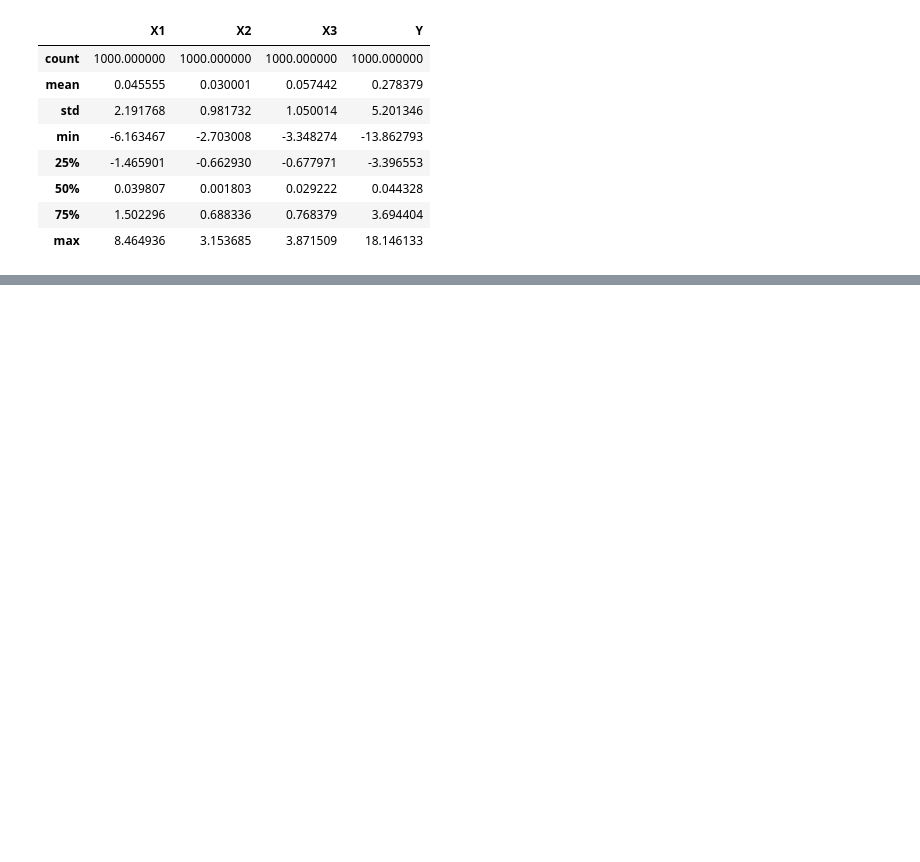
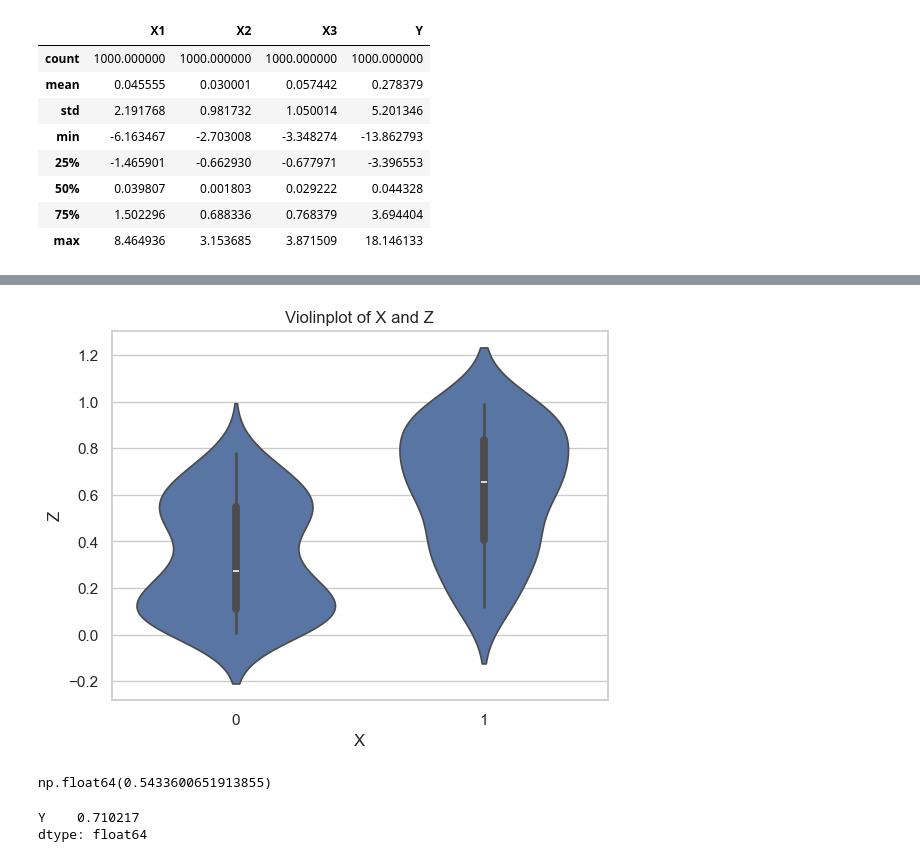
Before and after one commit to jtvon/2025-summer-mod-6, a Jupyter notebook: notebooks/Homework_1_notebook.ipynb, the cells around one changed output, grey strips where cells are left out. Drawn from its saved outputs; the diff is of its cells as text; code cells hidden in the pictures; blank space fills up the shorter version.

```diff
--- a/notebooks/Homework_1_notebook.ipynb
+++ b/notebooks/Homework_1_notebook.ipynb
@@ -76,0 +196,9 @@ def regress(features, target):
+# %%
+# Distribution of Z with respect to X
+sns.violinplot(data=df2, x='X', y='Z')
+plt.title("Violinplot of X and Z")
+plt.xlabel("X")
+plt.ylabel("Z")
+None
+# %% [output]
+[figure, added]
@@ -76,0 +222,12 @@ def regress(features, target):
+# %%
+# caluclate the difference in means of the controls vs treated
+mean_diff = df2_X1.Y.mean() - matched_controls.Y.mean()
+mean_diff
+# %% [output]
+np.float64(0.5433600651913855)
+# %%
+mean_diff_vals = df2_X1.Y.reset_index() - matched_controls.Y.reset_index()
+mean_diff_vals[['Y']].max()
+# %% [output]
+Y    0.710217
+dtype: float64
```
Also changed, not shown: parts of 15 cells of this notebook, 2 other files.
